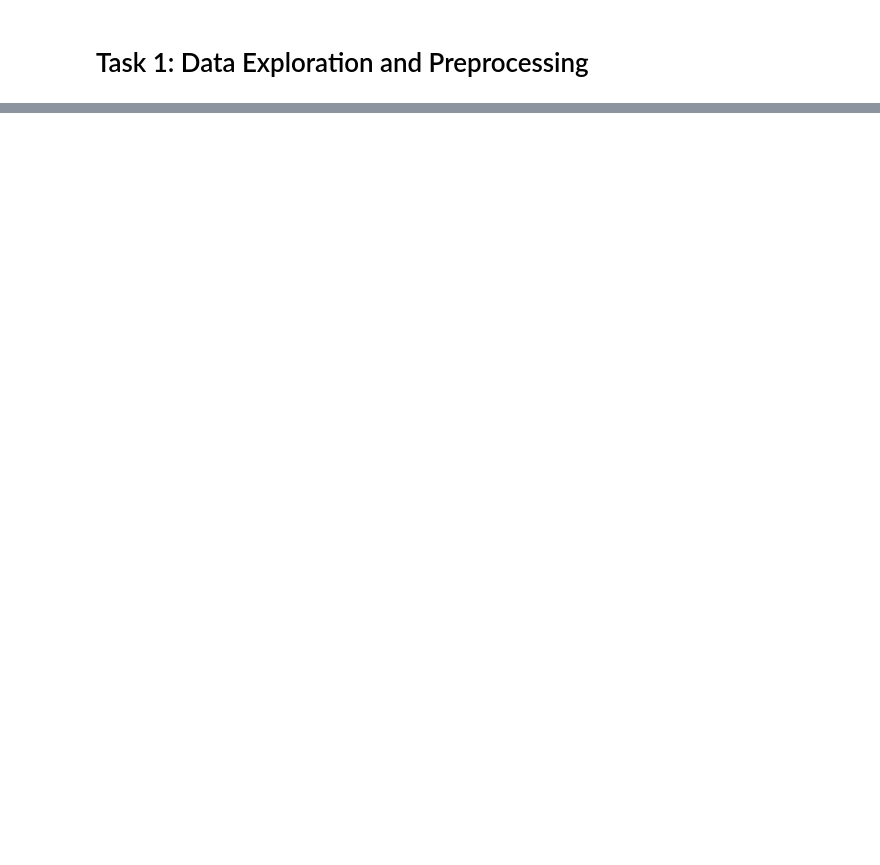
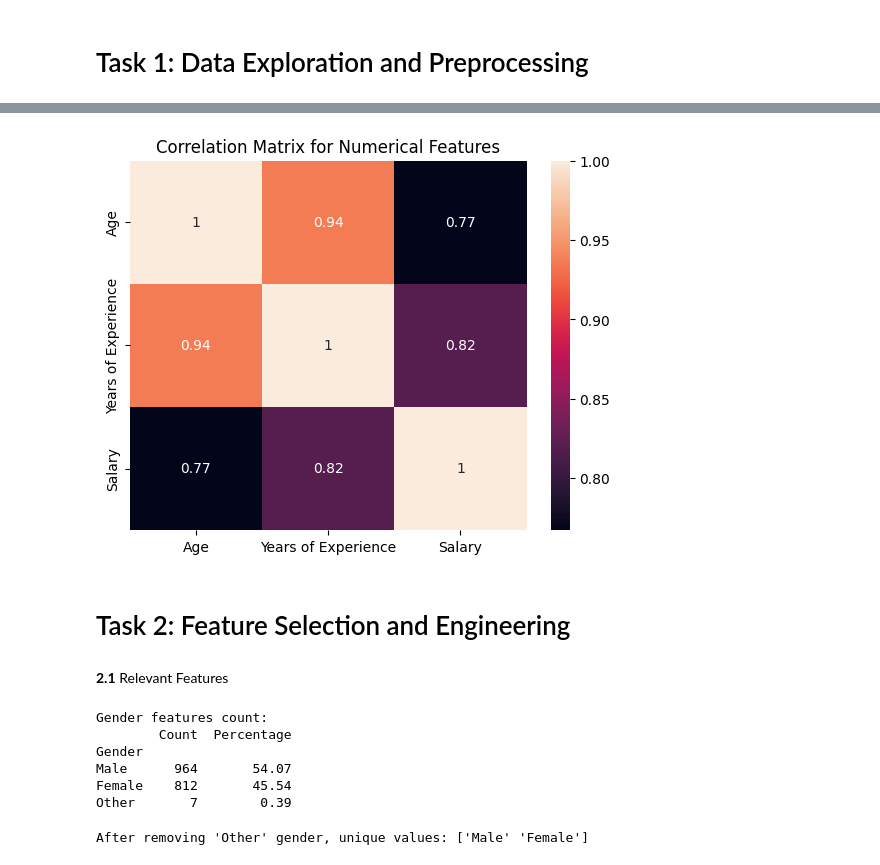
Before and after one commit to fedelimattia/O-ML-Project, a Jupyter notebook: notebook.ipynb, the cells around one changed output, grey strips where cells are left out. Saved outputs shown, nothing was run; the diff lists cells and outputs as text; code cells hidden in the pictures; blank space fills up the shorter version.

Commit message:
all good until task 2.1

```diff
--- a/notebook.ipynb
+++ b/notebook.ipynb
@@ -531,0 +236,37 @@ R² Score: 0.85
+# %%
+# Correlation matrix
+sns.heatmap(df_clean.select_dtypes(include='number').corr(), annot=True)
+plt.title("Correlation Matrix for Numerical Features")
+plt.savefig("images/correlation_matrix.svg")
+plt.show()
+# %% [output]
+[figure, added]
+# %% [markdown]
+# Task 2: Feature Selection and Engineering
+# %% [markdown]
+**2.1** Relevant Features
+# %%
+# Gender features count
+gender_counts = df_clean["Gender"].value_counts()
+gender_percentages = (gender_counts / len(df_clean)) * 100
+
+gender_df = pd.DataFrame({
+    "Count": gender_counts,
+    "Percentage": gender_percentages.round(2)
+})
+
+print("\nGender features count:")
+print(gender_df)
+# %% [output]
+Gender features count:
+        Count  Percentage
+Gender
+Male      964       54.07
+Female    812       45.54
+Other       7        0.39
+# %%
+# Removing 'Other' gender
+df_clean = df_clean[df_clean["Gender"] != "Other"].reset_index(drop=True)
+print("\nAfter removing 'Other' gender, unique values:", df_clean['Gender'].unique())
+# %% [output]
+After removing 'Other' gender, unique values: ['Male' 'Female']
```
Also changed, not shown: parts of 78 cells of this notebook, 7 other files.
